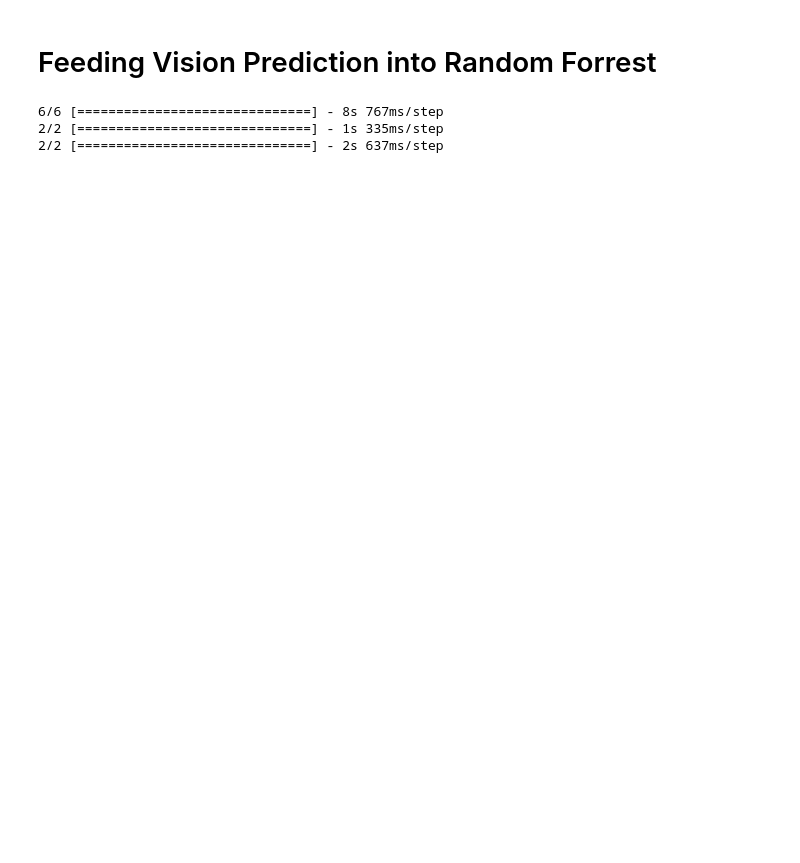
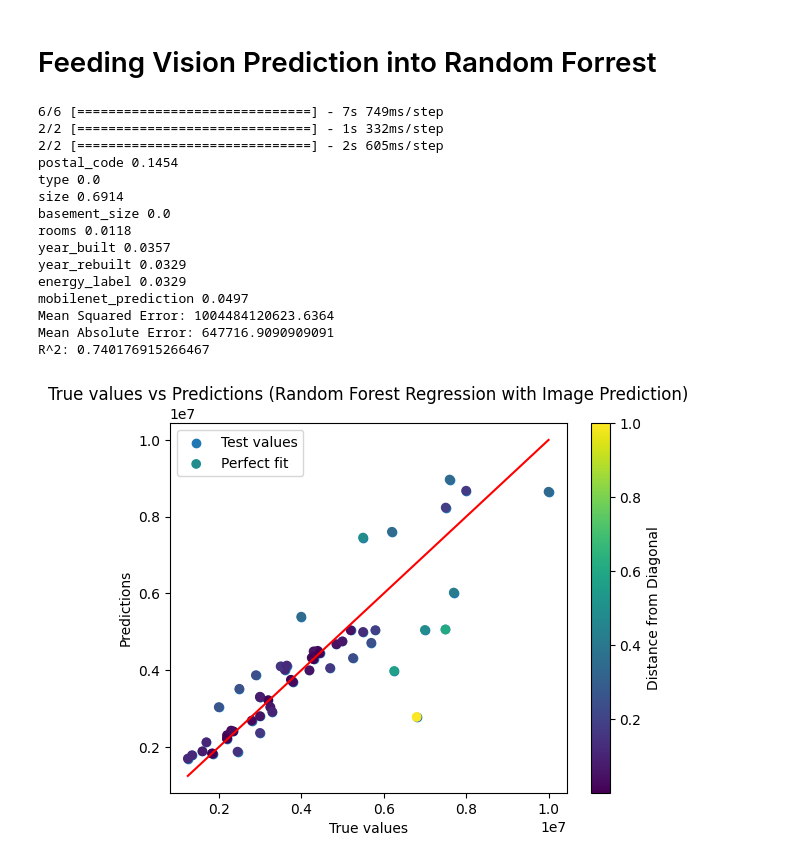
Before and after one commit to besplago/thesis-house-price-estimation, a Jupyter notebook: Ensemble.ipynb, the cells around one changed output. Saved outputs shown, nothing was run; the diff lists cells and outputs as text; code cells hidden in the pictures; blank space fills up the shorter version.

Commit message:
Added Ensemble notebook + other small things

```diff
--- a/Ensemble.ipynb
+++ b/Ensemble.ipynb
@@ -56,28 +56,65 @@ train_df, valid_df = train_test_split(train_df, test_size=0.20, random_state=0)
 # %%
 import joblib
 from tensorflow.keras.models import load_model
-mobilenet_model = load_model('Trained_models/MobileNet_Continous.keras')
+loadModel = True
+if loadModel:
+  mobilenet_model = load_model('Trained_models/MobileNet_Continous.keras')
 # %%
-#Insert Vision Predictions into the dataframes
+
+from sklearn.ensemble import RandomForestRegressor
+from utils import plot_regression_results, regression_stats
+def RF_with_vision_pred(vision_model, train_df, valid_df, test_df, target_width, target_height, resize, gray_scale, threshhold):
+    #Add vision predictions to the dataframes
+    train_df['mobilenet_prediction'] = vision_model.predict(preprocess_images(train_df,'image_floorplan',   target_width, target_height, resize, gray_scale, threshhold))
+    valid_df['mobilenet_prediction'] = vision_model.predict(preprocess_images(valid_df,'image_floorplan',   target_width, target_height, resize, gray_scale, threshhold))
+    test_df['mobilenet_prediction'] = vision_model.predict(preprocess_images(test_df,'image_floorplan',   target_width, target_height, resize, gray_scale, threshhold))
+
+    #Setup Training Data
+    x_train = train_df.drop(columns=['image_floorplan', 'price'])
+    y_train = train_df['price']
+    x_valid = valid_df.drop(columns=['image_floorpl an', 'price'])
+    y_valid = valid_df['price']
+    x_test = test_df.drop(columns=['image_floorplan', 'price'])
+    y_test = test_df['price']
+
+    #Fit eht model
+    forest = RandomForestRegressor(random_state=0)
+    forest.fit(x_train, y_train)
+
+    #Get the estimators
+    for feature, importance in zip(x_train.columns, forest.feature_importances_):
+        print((feature), round(importance,4))
+
+
+    y_test_pred = forest.predict(x_test)
+
+    #plot the results
+    regression_stats(y_test, y_test_pred)
+    plot_regression_results('Random Forest Regression with Image Prediction', y_test,  y_test_pred)
+    return None
+
 target_width = 224
 target_height = 224
-
 resize = True
 gray_scale = False
 threshhold = True
 scale = False
 
-train_df['vision_prediction'] = mobilenet_model.predict(preprocess_images(train_df,'image_floorplan',   target_width, target_height, resize, gray_scale, threshhold))
-valid_df['vision_prediction'] = mobilenet_model.predict(preprocess_images(valid_df,'image_floorplan',   target_width, target_height, resize, gray_scale, threshhold))
-test_df['vision_prediction'] = mobilenet_model.predict(preprocess_images(test_df,'image_floorplan',   target_width, target_height, resize, gray_scale, threshhold))
-
-x_train = train_df.drop(columns=['image_floorplan', 'price'])
-y_train = train_df['price']
-x_valid = valid_df.drop(columns=['image_floorplan', 'price'])
-y_valid = valid_df['price']
-x_test = test_df.drop(columns=['image_floorplan', 'price'])
-y_test = test_df['price']
+RF_with_vision_pred(mobilenet_model, train_df, valid_df, test_df, target_width, target_height, resize, gray_scale, threshhold)
 # %% [output]
-6/6 [==============================] - 8s 767ms/step
-2/2 [==============================] - 1s 335ms/step
-2/2 [==============================] - 2s 637ms/step
+6/6 [==============================] - 7s 749ms/step
+2/2 [==============================] - 1s 332ms/step
+2/2 [==============================] - 2s 605ms/step
+postal_code 0.1454
+type 0.0
+size 0.6914
+basement_size 0.0
+rooms 0.0118
+year_built 0.0357
+year_rebuilt 0.0329
+energy_label 0.0329
+mobilenet_prediction 0.0497
+Mean Squared Error: 1004484120623.6364
+Mean Absolute Error: 647716.9090909091
+R^2: 0.740176915266467
+[figure, added]
```
Also changed, not shown: parts of 7 cells of this notebook, 2 other files.
